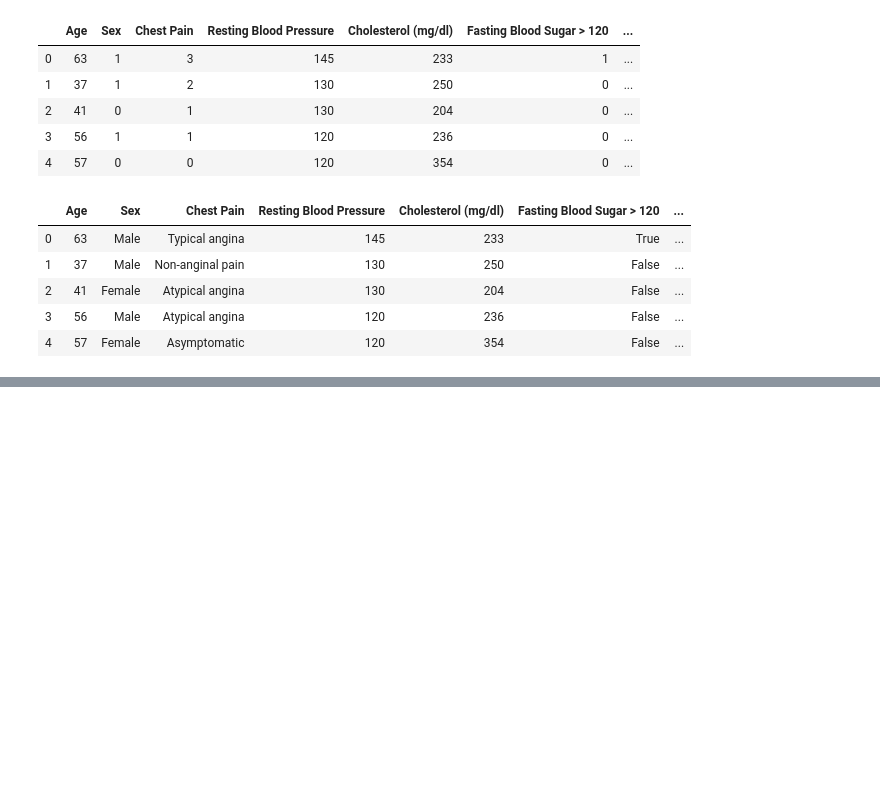
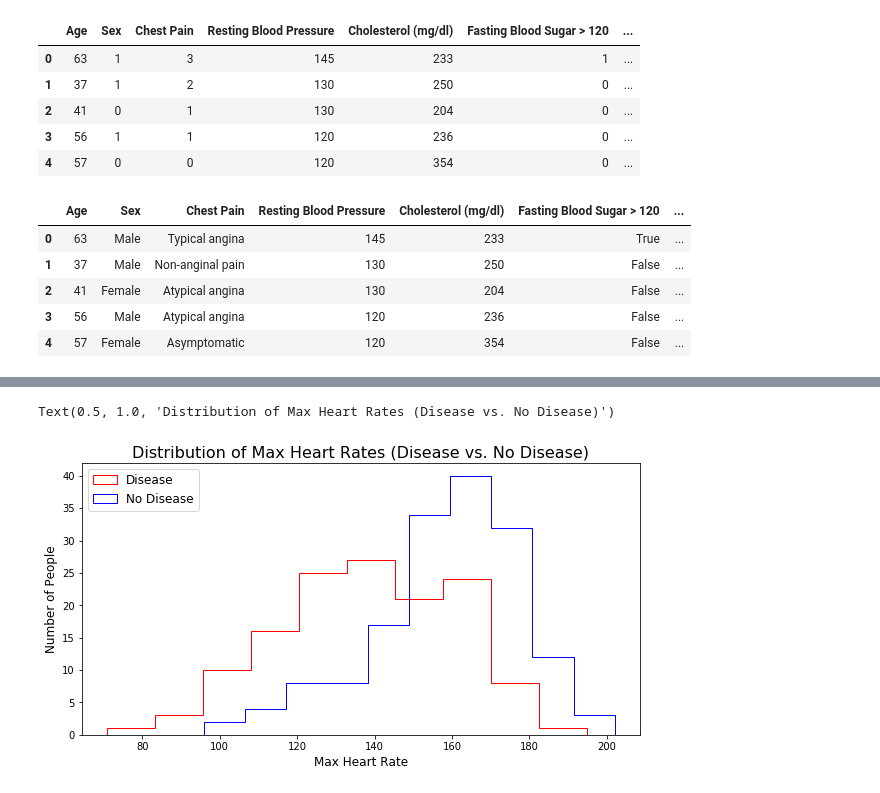
Before and after one commit to terrylashley/heart_project, a Jupyter notebook: heart_main.ipynb, the cells around one changed output, grey strips where cells are left out. Cells and saved outputs as stored; diff of their text form; code cells hidden in the pictures; blank space fills up the shorter version.

```diff
--- a/heart_main.ipynb
+++ b/heart_main.ipynb
@@ -97,0 +129,13 @@ heart_data.head(50)
+# %%
+disease_max_HR = disease_df['Max Heart Rate']
+no_disease_max_HR = no_disease_df['Max Heart Rate']
+plt.figure(figsize=(10,5))
+plt.hist(disease_max_HR, histtype = 'step', color='red')
+plt.hist(no_disease_max_HR, histtype = 'step', color='blue')
+plt.legend(['Disease', 'No Disease'], fontsize = 12)
+plt.xlabel('Max Heart Rate', fontsize = 12)
+plt.ylabel('Number of People', fontsize = 12)
+plt.title('Distribution of Max Heart Rates (Disease vs. No Disease)', fontsize = 16)
+# %% [output]
+Text(0.5, 1.0, 'Distribution of Max Heart Rates (Disease vs. No Disease)')
+[figure, added]
```
Also changed, not shown: parts of 7 cells of this notebook, 2 other files.
